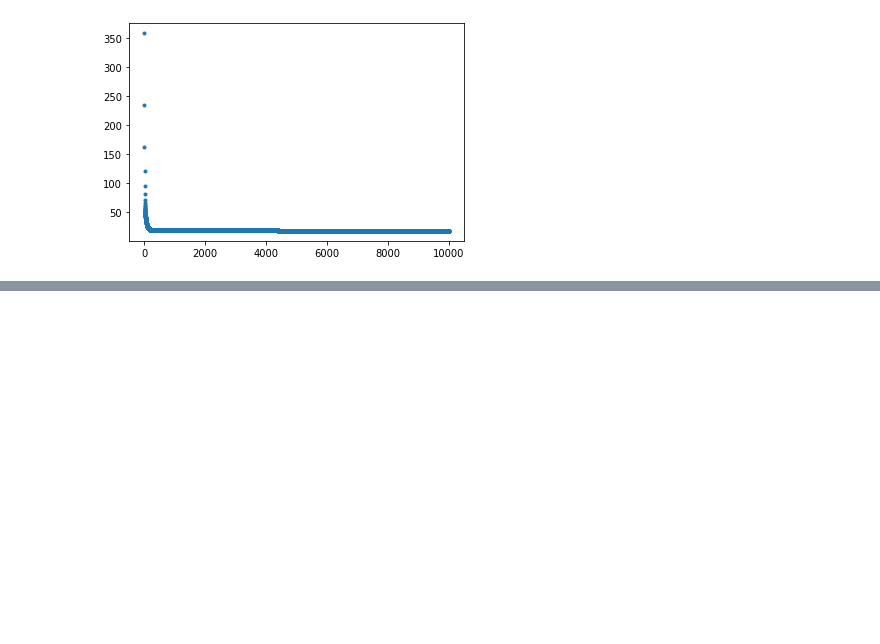
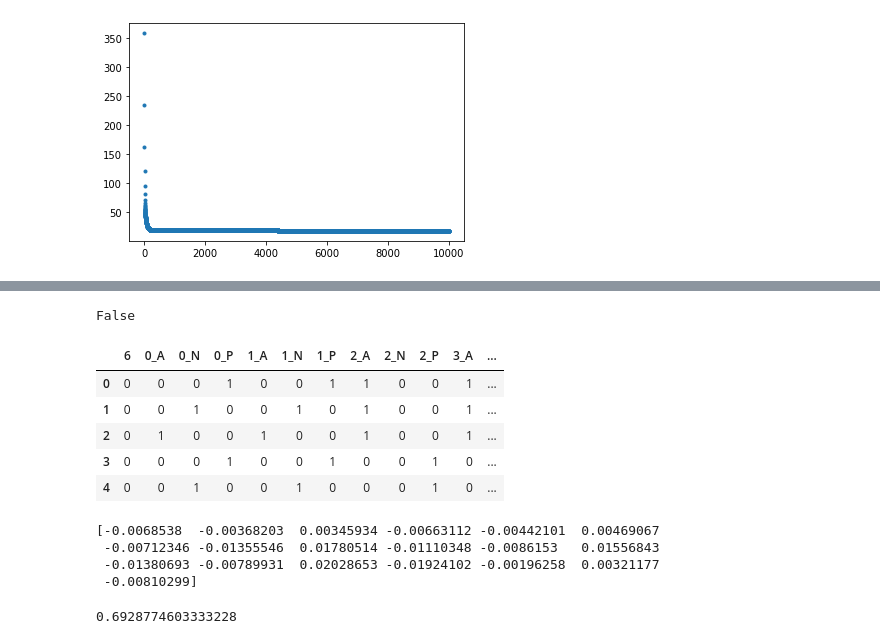
Before and after one commit to VenissaCarolQuadros/COMP551, a Jupyter notebook: COMP551_A1.ipynb, the cells around one changed output, grey strips where cells are left out. Cells and saved outputs as stored; diff of their text form; code cells hidden in the pictures; blank space fills up the shorter version.

```diff
--- a/COMP551_A1.ipynb
+++ b/COMP551_A1.ipynb
@@ -142,0 +183,17 @@ plt.show()
+# %%
+check_nan = df2.isnull().values.any()
+print(check_nan)
+# %% [output]
+False
+# %%
+## One-hot encoding for categorical data
+data2= pd.get_dummies(df2, dummy_na=False, columns=df2.columns[:-1])
+data2[6].replace(['NB', 'B'], [0, 1], inplace=True)
+data2.head()
+# %% [output]
+|  | 6 | 0_A | 0_N | 0_P | 1_A | 1_N | 1_P | 2_A | 2_N | 2_P | 3_A | ... |
+| 0 | 0 | 0 | 0 | 1 | 0 | 0 | 1 | 1 | 0 | 0 | 1 | ... |
+| 1 | 0 | 0 | 1 | 0 | 0 | 1 | 0 | 1 | 0 | 0 | 1 | ... |
+| 2 | 0 | 1 | 0 | 0 | 1 | 0 | 0 | 1 | 0 | 0 | 1 | ... |
+| 3 | 0 | 0 | 0 | 1 | 0 | 0 | 1 | 0 | 0 | 1 | 0 | ... |
+| 4 | 0 | 0 | 1 | 0 | 0 | 1 | 0 | 0 | 0 | 1 | 0 | ... |
@@ -142,0 +244,12 @@ plt.show()
+# %%
+print(W)
+# %% [output]
+[-0.0068538  -0.00368203  0.00345934 -0.00663112 -0.00442101  0.00469067
+ -0.00712346 -0.01355546  0.01780514 -0.01110348 -0.0086153   0.01556843
+ -0.01380693 -0.00789931  0.02028653 -0.01924102 -0.00196258  0.00321177
+ -0.00810299]
+# %%
+Ypredict=model.predict(X_test)
+print(model.cost_fn(np.c_[np.ones((X_test).shape[0]), (X_test)] , Y_test, W))
+# %% [output]
+0.6928774603333228
```
Also changed, not shown: parts of 10 cells of this notebook.
